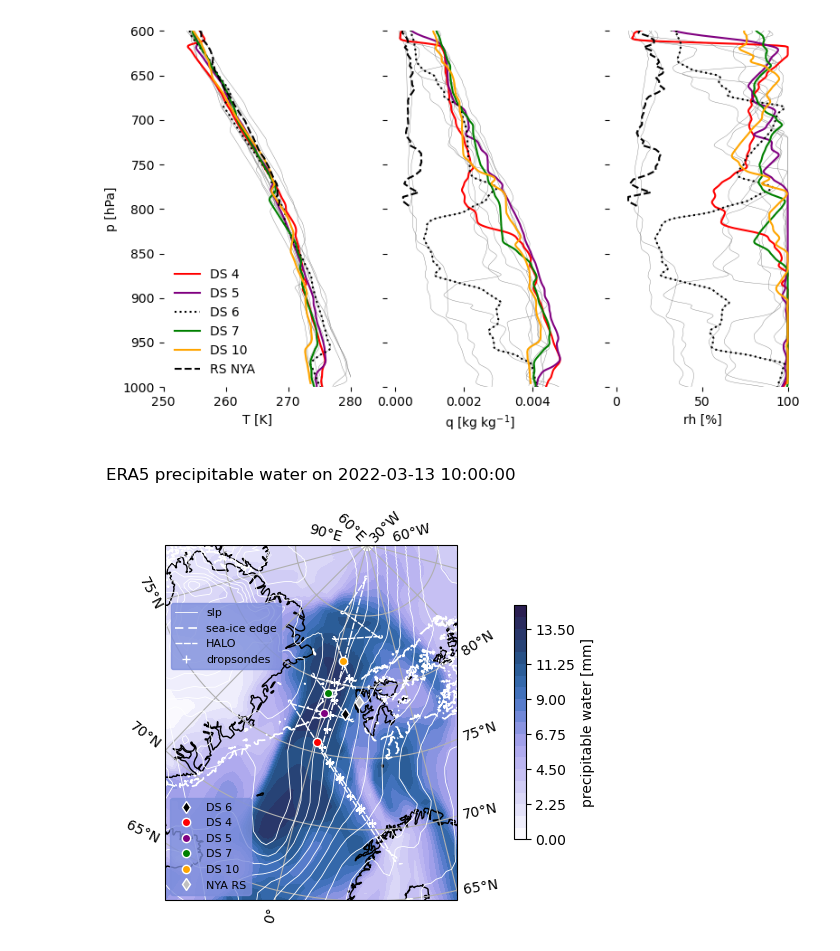
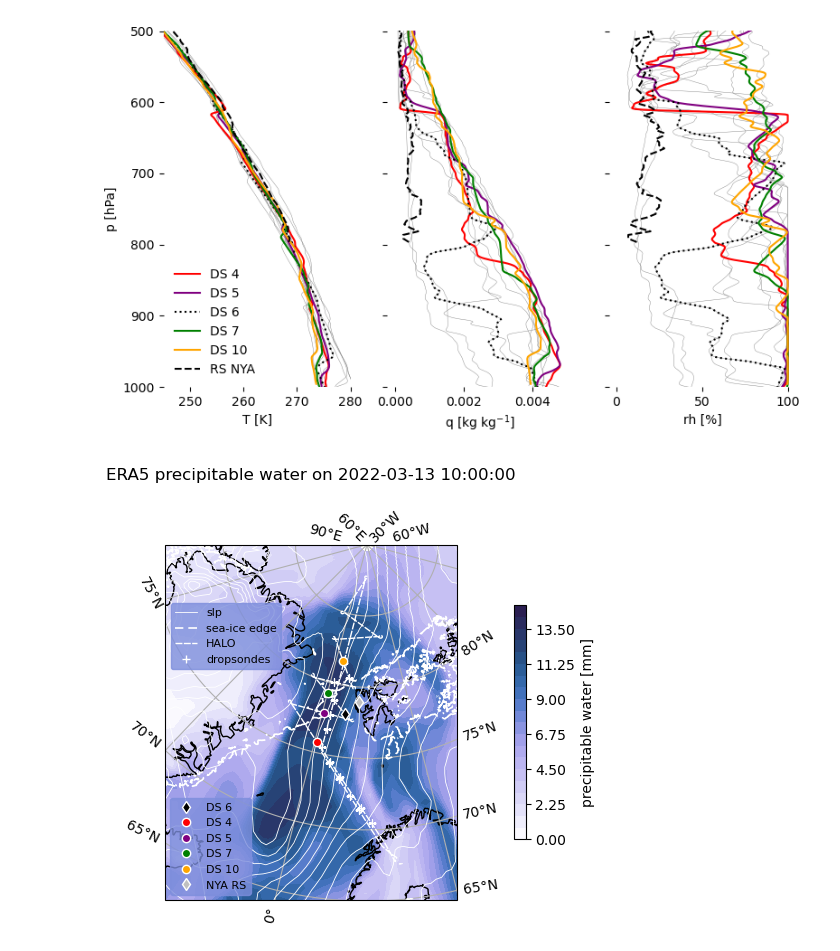
Before and after one commit to fepit/haloac3_moistintrusion, a Jupyter notebook: hac3_paper.ipynb, the cells around one changed output. Drawn from its saved outputs; the diff is of its cells as text; code cells hidden in the pictures.

```diff
--- a/hac3_paper.ipynb
+++ b/hac3_paper.ipynb
@@ -283,36 +317,36 @@ lines.append(l)
 
 # Danmarkshaven radiosonde
 
 #l,=ax.plot(rs_dmh['T'][44363]+273.15,rs_dmh['p'][44363]/100,color='blue',linestyle='dashed',label='Danmarkshavn')
 #ax3.plot(rs_dmh['rh'][44363],rs_dmh['p'][44363]/100,color='blue')
 #lines.append(l)
 
 # Jan Mayen  radiosonde
 
 #l,=ax.plot(rs_jnm['T'][51310]+273.15,rs_jnm['p'][51310]/100,color='turquoise',linestyle='dashed',label='Jan Mayen')
 #ax3.plot(rs_dmh['rh'][44363],rs_dmh['p'][44363]/100,color='blue')
 #lines.append(l)
 
 
 ax.set_xlabel('T [K]')
 ax.set_ylabel('p [hPa]')
-ax.set_xlim(250,280)
+ax.set_xlim(245,280)
 ax.invert_yaxis()
 
-ax.set_ylim(1000,600)
+ax.set_ylim(1000,500)
 
 ax2.set_xlabel('q [kg kg$^{-1}$]')
 
 ax3.set_xlabel('rh [%]')
 
 #ax4.set_xlabel('Theta [K]')
 #ax4.set_xlim(273,295)
 
 ax.legend(handles=lines,frameon=False)
 fig.tight_layout()
 plt.savefig('/Users/fpithan/Documents/haloac3_paper/hac3_dsprofiles_f1.pdf')
 # %% [output]
-[figure, old version]
+[figure, new version]
 # %%
 #plot dropsonde locations and flight track over map of ERA5 precipitable water
 #define Figure
```
Also changed, not shown: parts of 21 cells of this notebook.
